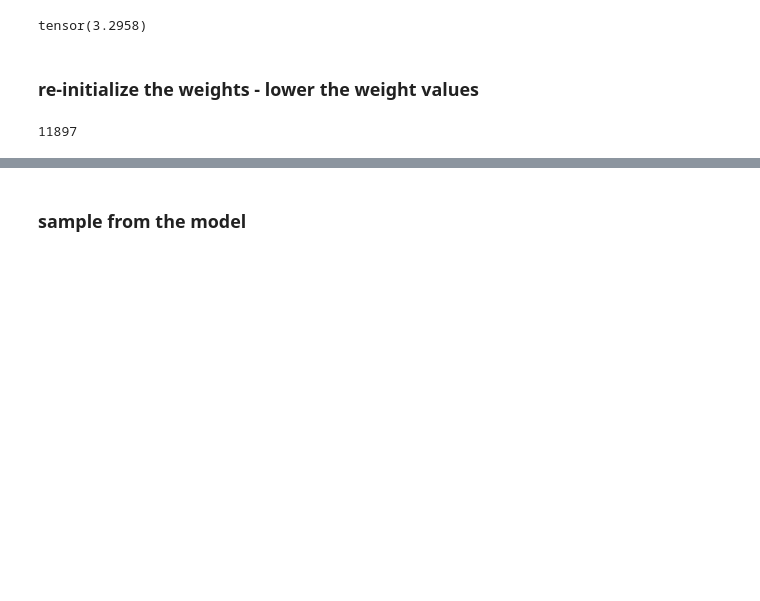
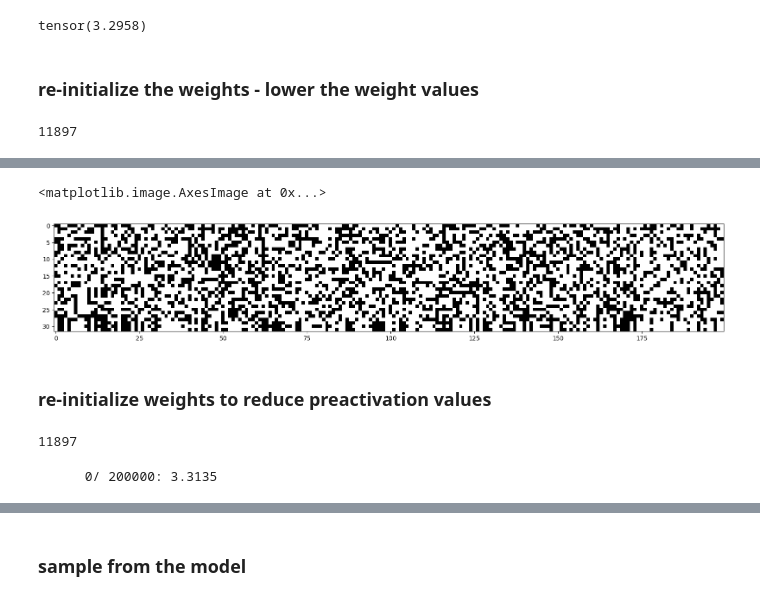
Before and after one commit to rajmadhan/deeplearning, a Jupyter notebook: makemore/mlp2.ipynb, the cells around one changed output, grey strips where cells are left out. Saved outputs shown, nothing was run; the diff lists cells and outputs as text; code cells hidden in the pictures; blank space fills up the shorter version.

```diff
--- a/makemore/mlp2.ipynb
+++ b/makemore/mlp2.ipynb
@@ -183,0 +226,58 @@ for p in parameters:
+# %%
+plt.figure(figsize=(20,10))
+plt.imshow(h.abs() > 0.99, cmap='gray', interpolation='nearest')
+# %% [output]
+<matplotlib.image.AxesImage at 0x...>
+[figure, added]
+# %% [markdown]
+### re-initialize weights to reduce preactivation values
+# %%
+n_embd = 10 # dimensionality of the character embedding vectors
+n_hidden = 200 # number of neurons in the hidden layer of the MLP
+
+g = torch.Generator().manual_seed(2147483647)
+C = torch.randn((vocab_size,n_embd), generator=g)
+W1 = torch.randn((n_embd * block_size, n_hidden), generator=g) * 0.2
+b1 = torch.randn(n_hidden, generator=g) * 0.01
+W2 = torch.randn((n_hidden, vocab_size), generator=g) * 0.01
+b2 = torch.randn(vocab_size, generator=g) * 0
+parameters = [C, W1, b1, W2, b2]
+print(sum(p.nelement() for p in parameters))
+for p in parameters:
+    p.requires_grad = True
+# %% [output]
+11897
+# %%
+max_steps = 200000
+batch_size = 32
+lossi = []
+
+for i in range(max_steps):
+    ix = torch.randint(0, Xtr.shape[0], (batch_size,), generator=g)
+    Xb, Yb = Xtr[ix], Ytr[ix] # batch X, Y
+
+    # forward pass
+    emb = C[Xb] # embed the characters into vectors
+    embcat = emb.view(emb.shape[0], -1) # concatenate the vectors
+    hpreact = embcat @ W1 + b1 # hidden layer pre-activation
+    h = torch.tanh(hpreact) # hidden layer
+    logits = h @ W2 + b2 # output layer
+    loss = F.cross_entropy(logits, Yb) # loss function
+
+    # backward pass
+    for p in parameters:
+        p.grad = None
+    loss.backward()
+
+    # update gradient
+    lr = 0.1 if i < 100000 else 0.01
+    for p in parameters:
+        p.data -= lr * p.grad
+
+    # track stats
+    if i % 10000 == 0 or i == max_steps-1: # print every once in a while
+        print(f'{i:7d}/{max_steps:7d}: {loss.item():.4f}')
+    lossi.append(loss.log10().item())
+    break
+# %% [output]
+      0/ 200000: 3.3135
```
Also changed, not shown: parts of 34 cells of this notebook.
